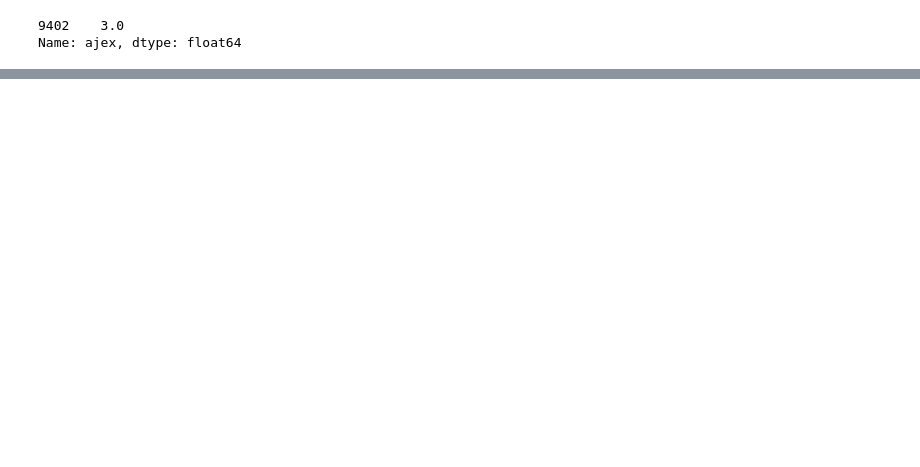
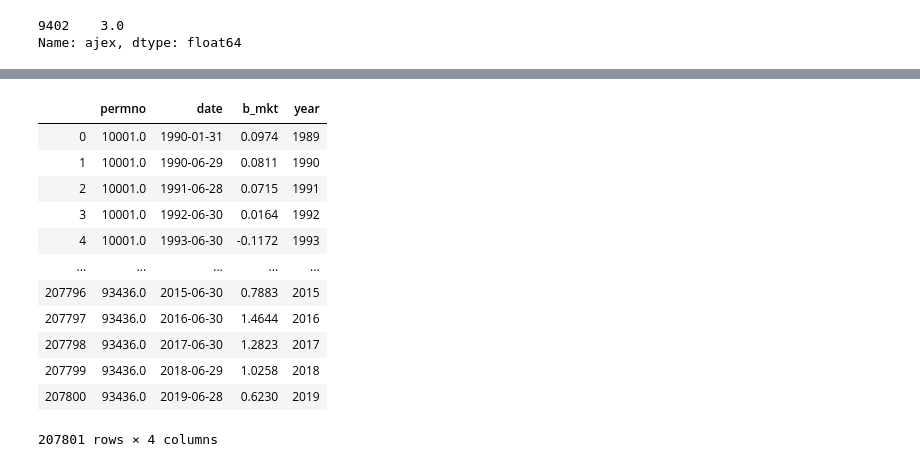
Before and after one commit to pakshingho/ESG, a Jupyter notebook: KLD_Compustat.ipynb, the cells around one changed output, grey strips where cells are left out. Saved outputs shown, nothing was run; the diff lists cells and outputs as text; code cells hidden in the pictures; blank space fills up the shorter version.

```diff
--- a/KLD_Compustat.ipynb
+++ b/KLD_Compustat.ipynb
@@ -915,0 +923,4 @@ Name: ajex, dtype: float64
+# %%
+data_beta = pd.read_csv('data/CAPM_beta.csv.gz', usecols=['PERMNO', 'DATE', 'b_mkt'], date_parser='DATE')
+data_beta.sort_values(['PERMNO', 'DATE'], inplace=True)
+data_beta.shape
@@ -915,0 +949,20 @@ Name: ajex, dtype: float64
+# %%
+data_beta['DATE'] = pd.to_datetime(data_beta['DATE'], format='%Y/%m/%d')
+# %%
+data_beta = data_beta.groupby('PERMNO', as_index=False).resample('AS-JUN', on='DATE').first()
+# %%
+data_beta
+# %% [output]
+|  | permno | date | b_mkt | year |
+| 0 | 10001.0 | 1990-01-31 | 0.0974 | 1989 |
+| 1 | 10001.0 | 1990-06-29 | 0.0811 | 1990 |
+| 2 | 10001.0 | 1991-06-28 | 0.0715 | 1991 |
+| 3 | 10001.0 | 1992-06-30 | 0.0164 | 1992 |
+| 4 | 10001.0 | 1993-06-30 | -0.1172 | 1993 |
+| ... | ... | ... | ... | ... |
+| 207796 | 93436.0 | 2015-06-30 | 0.7883 | 2015 |
+| 207797 | 93436.0 | 2016-06-30 | 1.4644 | 2016 |
+| 207798 | 93436.0 | 2017-06-30 | 1.2823 | 2017 |
+| 207799 | 93436.0 | 2018-06-29 | 1.0258 | 2018 |
+| 207800 | 93436.0 | 2019-06-28 | 0.6230 | 2019 |
+207801 rows × 4 columns
```
Also changed, not shown: parts of 22 cells of this notebook.
